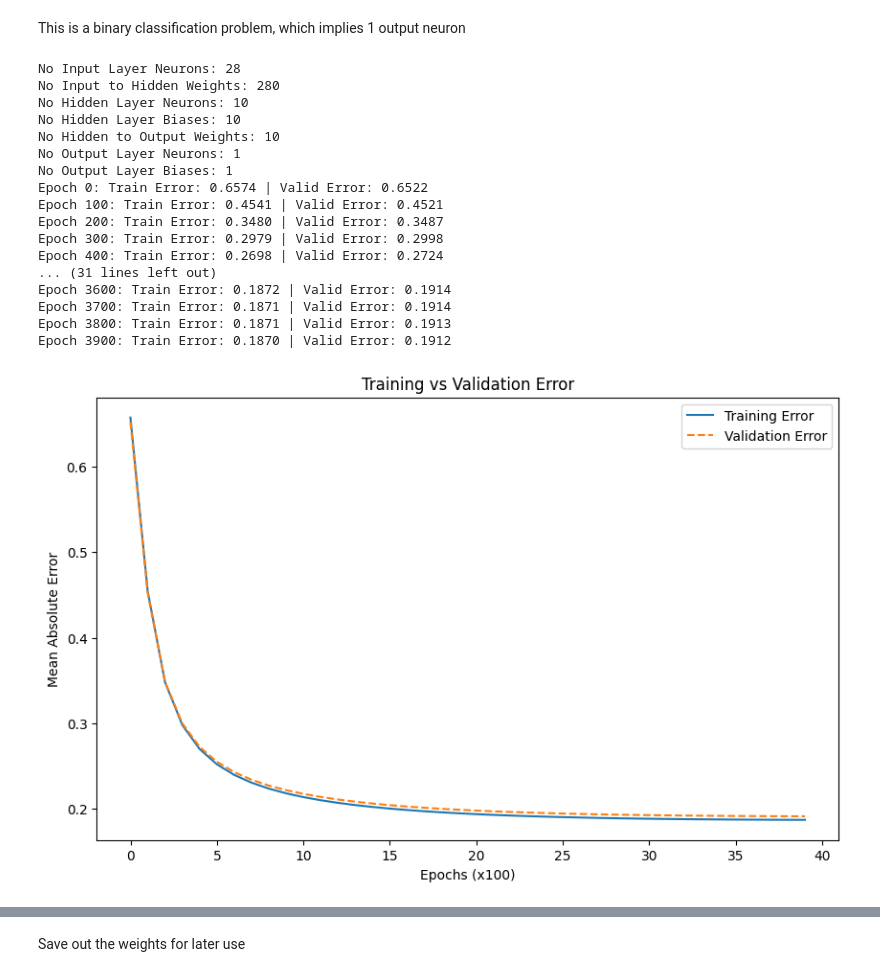
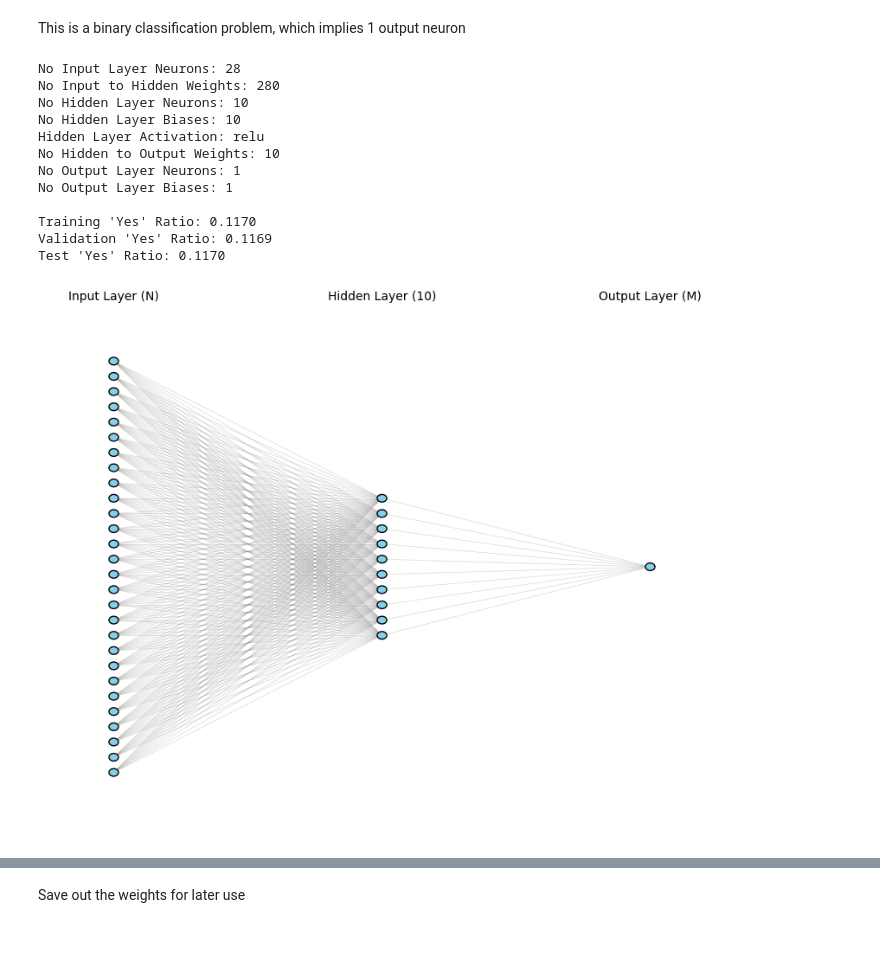
Before and after one commit to daemonchild/cardiffmet-dat6002-artificial-intelligence, a Jupyter notebook: assessment/part_2/2-From-Scratch-MLP.ipynb, the cells around one changed output, grey strips where cells are left out. Cells and saved outputs as stored; diff of their text form; code cells hidden in the pictures; blank space fills up the shorter version.

```diff
--- a/assessment/part_2/2-From-Scratch-MLP.ipynb
+++ b/assessment/part_2/2-From-Scratch-MLP.ipynb
@@ -172,5 +229,0 @@ Now it is necessary to split the input dataset into two parts - testing and trai
-# %%
-# Split data frame into 80/20
-df_train = df.sample(frac = 0.8, random_state = 67)
-# Creating dataframe with rest of the 20% values
-df_test = df.drop(df_train.index)
@@ -219,3 +245,34 @@ Index(['age', 'balance', 'housing', 'loan', 'campaign', 'previous',
+# %%
+
+def draw_neural_network(ax, left, right, bottom, top, layer_sizes):
+
+    v_spacing = (top - bottom)/float(max(layer_sizes))
+    h_spacing = (right - left)/float(len(layer_sizes) - 1)
+
+    # Draw nodes
+    for n, layer_size in enumerate(layer_sizes):
+        layer_top = v_spacing*(layer_size - 1)/2. + (top + bottom)/2.
+        for m in range(layer_size):
+            circle = plt.Circle((n*h_spacing + left, layer_top - m*v_spacing),
+                                v_spacing/4., color='skyblue', ec='k', zorder=4)
+            ax.add_artist(circle)
+
+            # Add labels for layers
+            if m == 0:
+                if n == 0: ax.text(n*h_spacing + left, top + 0.1, 'Input Layer (N)', ha='center')
+                if n == 1: ax.text(n*h_spacing + left, top + 0.1, 'Hidden Layer (10)', ha='center')
+                if n == 2: ax.text(n*h_spacing + left, top + 0.1, 'Output Layer (M)', ha='center')
+
+    # Draw edges (weights)
+    for n, (layer_size_a, layer_size_b) in enumerate(zip(layer_sizes[:-1], layer_sizes[1:])):
+        layer_top_a = v_spacing*(layer_size_a - 1)/2. + (top + bottom)/2.
+        layer_top_b = v_spacing*(layer_size_b - 1)/2. + (top + bottom)/2.
+        for m in range(layer_size_a):
+            for o in range(layer_size_b):
+                line = plt.Line2D([n*h_spacing + left, (n + 1)*h_spacing + left],
+                                  [layer_top_a - m*v_spacing, layer_top_b - o*v_spacing],
+                                  c='gray', lw=0.5, alpha=0.3)
+                ax.add_artist(line)
 # %% [markdown]
 # Neural Network
 # %% [markdown]
@@ -592,25 +719,21 @@ class MLP_From_Scratch:
 # %% [markdown]
 This is a binary classification problem, which implies 1 output neuron
 # %%
-mlp = MLP_From_Scratch(df_X_train, df_y_train, df_X_test, df_y_test, debug=True, learning_rate=0.05, output_threshold=0.5)
-mlp.train_network(epochs=4000)
+df.reset_index(drop=True, inplace=True)
+mlp = MLP_From_Scratch(dataset = df, debug=True, learning_rate=0.001, output_threshold=0.5 )
+mlp.train_network(epochs=10000)
 mlp.plot_error()
 # %% [output]
 No Input Layer Neurons: 28
 No Input to Hidden Weights: 280
 No Hidden Layer Neurons: 10
 No Hidden Layer Biases: 10
+Hidden Layer Activation: relu
 No Hidden to Output Weights: 10
 No Output Layer Neurons: 1
 No Output Layer Biases: 1
-Epoch 0: Train Error: 0.6574 | Valid Error: 0.6522
-Epoch 100: Train Error: 0.4541 | Valid Error: 0.4521
-Epoch 200: Train Error: 0.3480 | Valid Error: 0.3487
-Epoch 300: Train Error: 0.2979 | Valid Error: 0.2998
-Epoch 400: Train Error: 0.2698 | Valid Error: 0.2724
-... (31 lines left out)
-Epoch 3600: Train Error: 0.1872 | Valid Error: 0.1914
-Epoch 3700: Train Error: 0.1871 | Valid Error: 0.1914
-Epoch 3800: Train Error: 0.1871 | Valid Error: 0.1913
-Epoch 3900: Train Error: 0.1870 | Valid Error: 0.1912
+
+Training 'Yes' Ratio: 0.1170
+Validation 'Yes' Ratio: 0.1169
+Test 'Yes' Ratio: 0.1170
-[figure, old version]
+[figure, new version]
```
Also changed, not shown: parts of 23 cells of this notebook, 35 other files.
